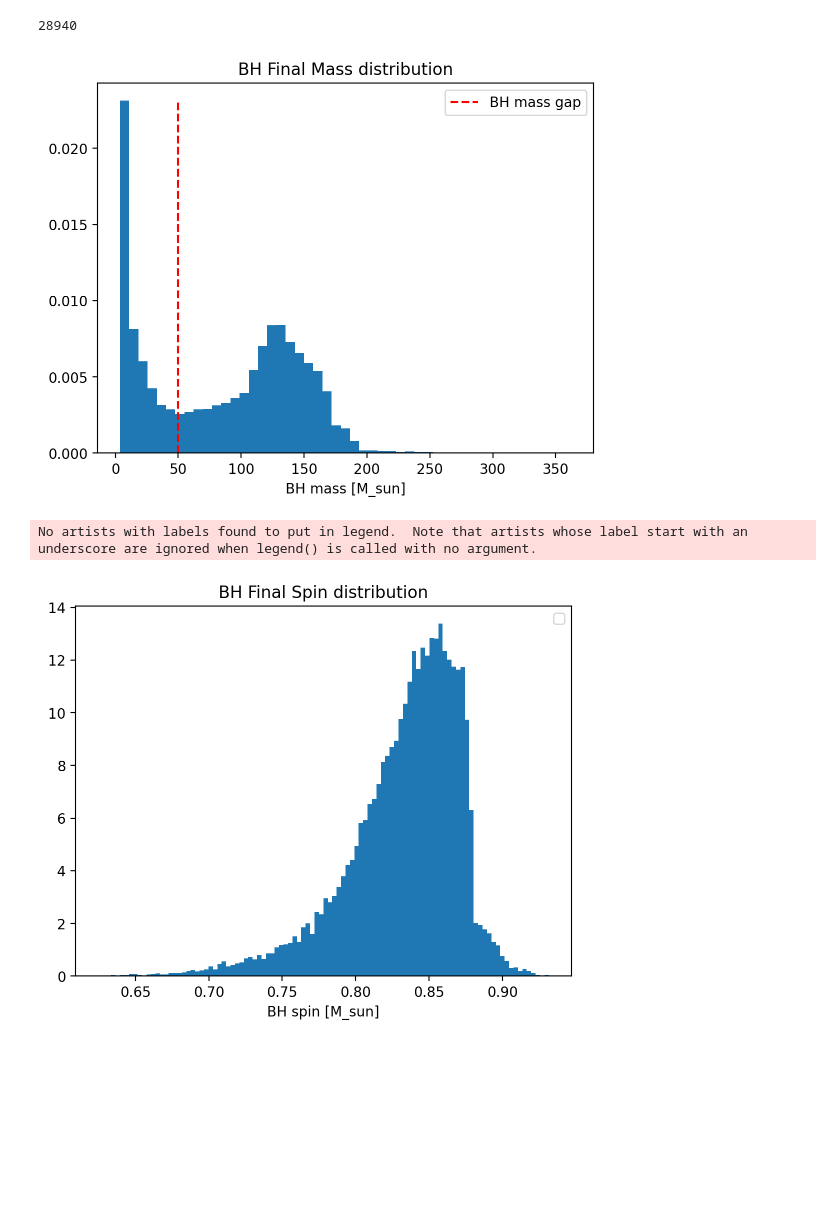
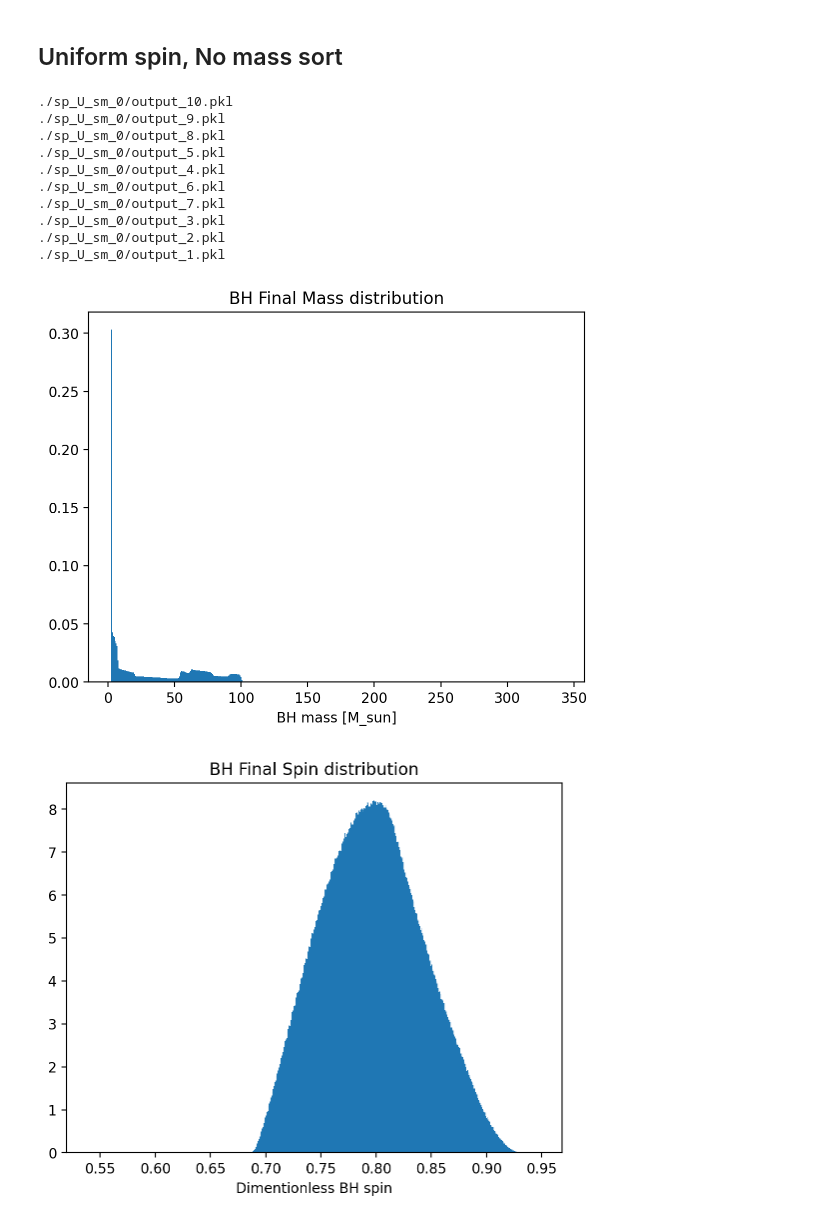
Before and after one commit to GersbachKa/BBH-kick-sim, a Jupyter notebook: ClusterScripts/[K]ViewingManySims.ipynb, the cells around one changed output. Cells and saved outputs as stored; diff of their text form; code cells hidden in the pictures; blank space fills up the shorter version.

```diff
--- a/ClusterScripts/[K]ViewingManySims.ipynb
+++ b/ClusterScripts/[K]ViewingManySims.ipynb
@@ -19,34 +17,49 @@ The autoreload extension is already loaded. To reload it, use:
-# %%
-with open('./testout.pkl','rb') as f:
-    params,seeds,GCs = pickle.load(f)
-# %%
-allBHs = []
-for gc in GCs:
-    simBH = gc.BHs + gc.ejected
-    allBHs = allBHs+simBH
-print(len(allBHs))
-# %% [output]
-28940
+# %% [markdown]
+## Uniform spin, No mass sort
+# %%
+fileloc = './sp_U_sm_0/'
+files = glob.glob(fileloc + '/*.pkl')
+[print(f) for f in files];
+# %% [output]
+./sp_U_sm_0/output_10.pkl
+./sp_U_sm_0/output_9.pkl
+./sp_U_sm_0/output_8.pkl
+./sp_U_sm_0/output_5.pkl
+./sp_U_sm_0/output_4.pkl
+./sp_U_sm_0/output_6.pkl
+./sp_U_sm_0/output_7.pkl
+./sp_U_sm_0/output_3.pkl
+./sp_U_sm_0/output_2.pkl
+./sp_U_sm_0/output_1.pkl
+# %%
+spUsm0_mass = []
+spUsm0_spin = []
+spUsm0_vel = []
+spUsm0_LargestBHs = []
+for fname in files:
+    with open(fname,'rb') as f:
+        params,seeds,all_gcs = pickle.load(f)
+
+    #These files are BIG. Only do one at a time
+    for gc in all_gcs:
+        bhs = gc.ejected+gc.BHs
+        spUsm0_mass.extend([b.m for b in bhs])
+        spUsm0_spin.extend([b.s_mag for b in bhs])
+        spUsm0_vel.extend([np.sqrt(np.sum(np.square(b.v))) for b in bhs])
+        maxi = np.argmax([b.m for b in bhs])
+        spUsm0_LargestBHs.append(bhs[maxi])
+    del all_gcs
 # %%
-mall = [bh.m for bh in allBHs]
-n,_,_=plt.hist(mall,bins='auto',density=True)
+n,_,_=plt.hist(spUsm0_mass,bins='auto',density=True)
 plt.title('BH Final Mass distribution')
 plt.xlabel('BH mass [M_sun]')
-maxBH = params['bh_mass_frac']*params['max_star']
-plt.vlines(maxBH,0,max(n),linestyles='dashed',colors='r',label='BH mass gap')
-plt.legend()
 plt.show()
 # %% [output]
-[figure, old version]
+[figure, new version]
 # %%
-sall = [bh.s_mag for bh in allBHs]
-n,_,_=plt.hist(sall,bins='auto',density=True)
+n,_,_=plt.hist(spUsm0_spin,bins='auto',density=True)
 plt.title('BH Final Spin distribution')
-plt.xlabel('BH spin [M_sun]')
-#maxBH = params['bh_mass_frac']*params['max_star']
-#plt.vlines(maxBH,0,max(n),linestyles='dashed',colors='r',label='BH mass gap')
-plt.legend()
+plt.xlabel('Dimentionless BH spin')
 plt.show()
 # %% [output]
-No artists with labels found to put in legend.  Note that artists whose label start with an underscore are ignored when legend() is called with no argument.
-[figure, old version]
+[figure, new version]
```
Also changed, not shown: parts of 31 cells of this notebook, 2 other files.
